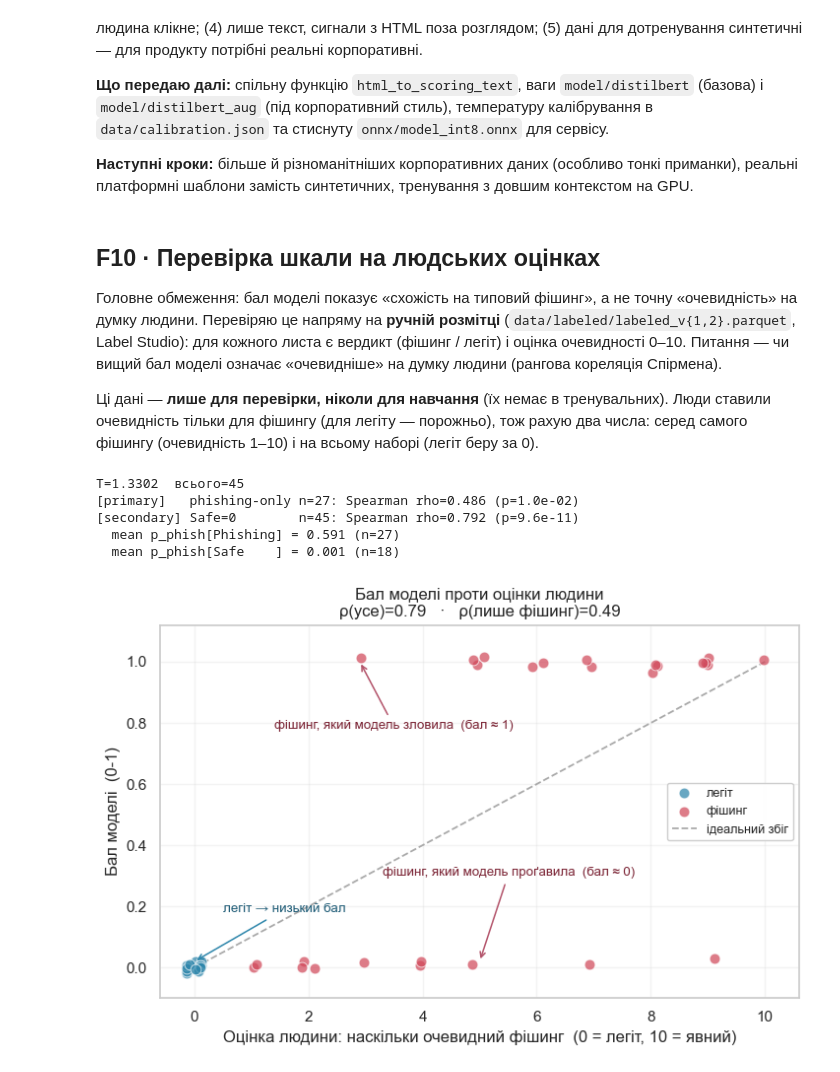
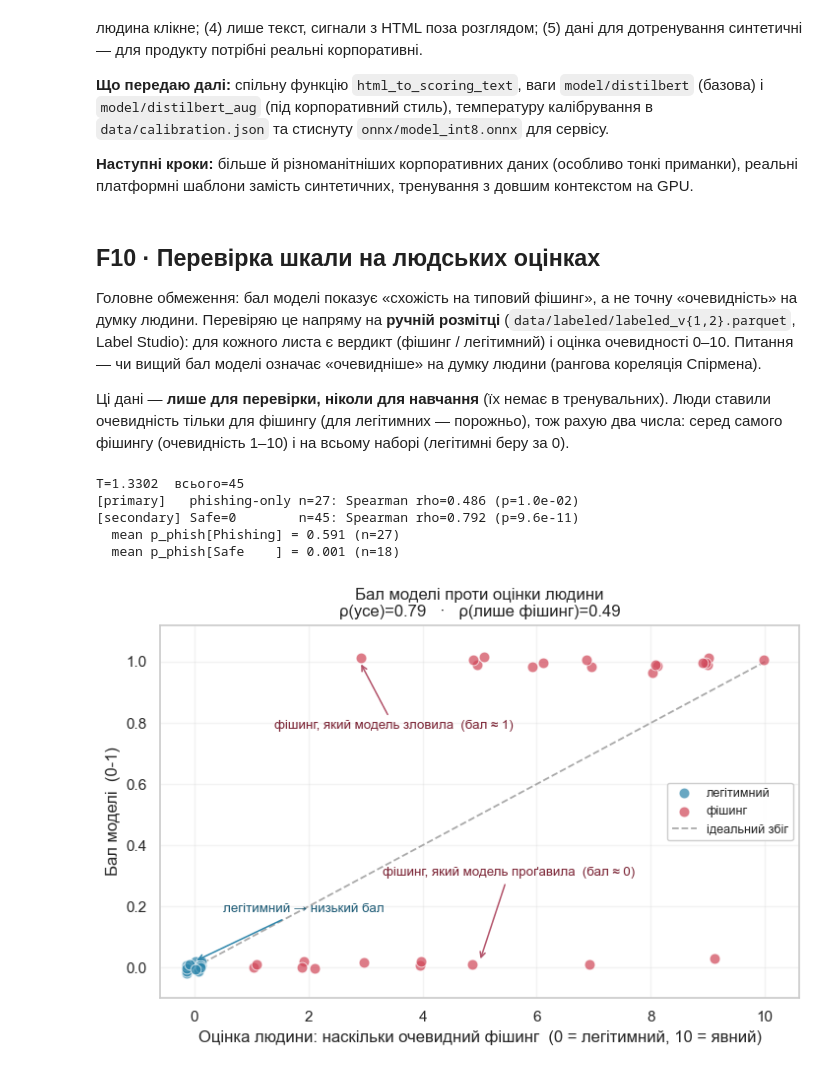
Before and after one commit to denys-ops/SET-ML-Capstone, a Jupyter notebook: notebooks/phishing_scorer.ipynb, the cells around one changed output. Drawn from its saved outputs; the diff is of its cells as text; code cells hidden in the pictures.

Commit message:
Deep ML capstone: Phishing-Obviousness Scorer

```diff
--- a/notebooks/phishing_scorer.ipynb
+++ b/notebooks/phishing_scorer.ipynb
@@ -730,0 +736,3 @@ TF-IDF+LogReg:                 p50 2.65 ms
+# %%
+real = pd.DataFrame(json.load(open("data/llm_eval/metrics.json")))[["model", "F1", "Acc"]]
+real
@@ -1068,12 +1084,12 @@ recall очевидних приманок 0.25 -> 0.85, bench-F1 0.22 -> 0.64,
 
 Головне обмеження: бал моделі показує «схожість на типовий фішинг», а не точну «очевидність» на думку
 людини. Перевіряю це напряму на **ручній розмітці** (`data/labeled/labeled_v{1,2}.parquet`,
-Label Studio): для кожного листа є вердикт (фішинг / легіт) і оцінка очевидності 0–10. Питання — чи
+Label Studio): для кожного листа є вердикт (фішинг / легітимний) і оцінка очевидності 0–10. Питання — чи
 вищий бал моделі означає «очевидніше» на думку людини (рангова кореляція Спірмена).
 
 Ці дані — **лише для перевірки, ніколи для навчання** (їх немає в тренувальних). Люди ставили
-очевидність тільки для фішингу (для легіту — порожньо), тож рахую два числа: серед самого фішингу
-(очевидність 1–10) і на всьому наборі (легіт беру за 0).
+очевидність тільки для фішингу (для легітимних — порожньо), тож рахую два числа: серед самого фішингу
+(очевидність 1–10) і на всьому наборі (легітимні беру за 0).
 # %%
 from scipy.stats import spearmanr
 
@@ -1114,24 +1130,24 @@ T=1.3302  всього=45
 # %%
 _rng = np.random.default_rng(0)
 def _jit(a, s): return a.to_numpy(float) + _rng.uniform(-s, s, len(a))
 fig, ax = plt.subplots(figsize=(7.4, 5))
-for _verd, _c, _lbl in [("Safe", "#2e86ab", "легіт"), ("Phishing", "#d1495b", "фішинг")]:
+for _verd, _c, _lbl in [("Safe", "#2e86ab", "легітимний"), ("Phishing", "#d1495b", "фішинг")]:
     _m = full["verdict"] == _verd
     ax.scatter(_jit(full.loc[_m, "obviousness"], .14), _jit(full.loc[_m, "p_phish"], .02),
                c=_c, s=60, alpha=.72, edgecolors="white", linewidth=.7, label=_lbl, zorder=3)
 ax.plot([0, 10], [0, 1], "--", color="#aaa", lw=1.3, zorder=1, label="ідеальний збіг")
-ax.set_xlabel("Оцінка людини: наскільки очевидний фішинг  (0 = легіт, 10 = явний)")
+ax.set_xlabel("Оцінка людини: наскільки очевидний фішинг  (0 = легітимний, 10 = явний)")
 ax.set_ylabel("Бал моделі  (0-1)")
 ax.set_xlim(-.6, 10.6); ax.set_ylim(-.1, 1.12)
 ax.set_title(f"Бал моделі проти оцінки людини\nρ(усе)={rho_f:.2f}   ·   ρ(лише фішинг)={rho_p:.2f}", fontsize=12)
 ax.annotate("фішинг, який модель зловила  (бал ≈ 1)", (2.9, 1.0), (1.4, .78),
             fontsize=9.5, color="#7a2233", arrowprops=dict(arrowstyle="->", color="#b3536a", lw=1.1))
 ax.annotate("фішинг, який модель проґавила  (бал ≈ 0)", (5, .02), (3.3, .30),
             fontsize=9.5, color="#7a2233", arrowprops=dict(arrowstyle="->", color="#b3536a", lw=1.1))
-ax.annotate("легіт → низький бал", (0, .02), (.5, .18),
+ax.annotate("легітимний → низький бал", (0, .02), (.5, .18),
             fontsize=9.5, color="#1c5a75", arrowprops=dict(arrowstyle="->", color="#2e86ab", lw=1.1))
 ax.legend(loc="center right", fontsize=9, framealpha=.95); ax.grid(alpha=.22, zorder=0)
 plt.tight_layout(); plt.show()
 # %% [output]
-[figure, old version]
+[figure, new version]
 # %% [markdown]
```
Also changed, not shown: parts of 25 cells of this notebook, 3 other files.
